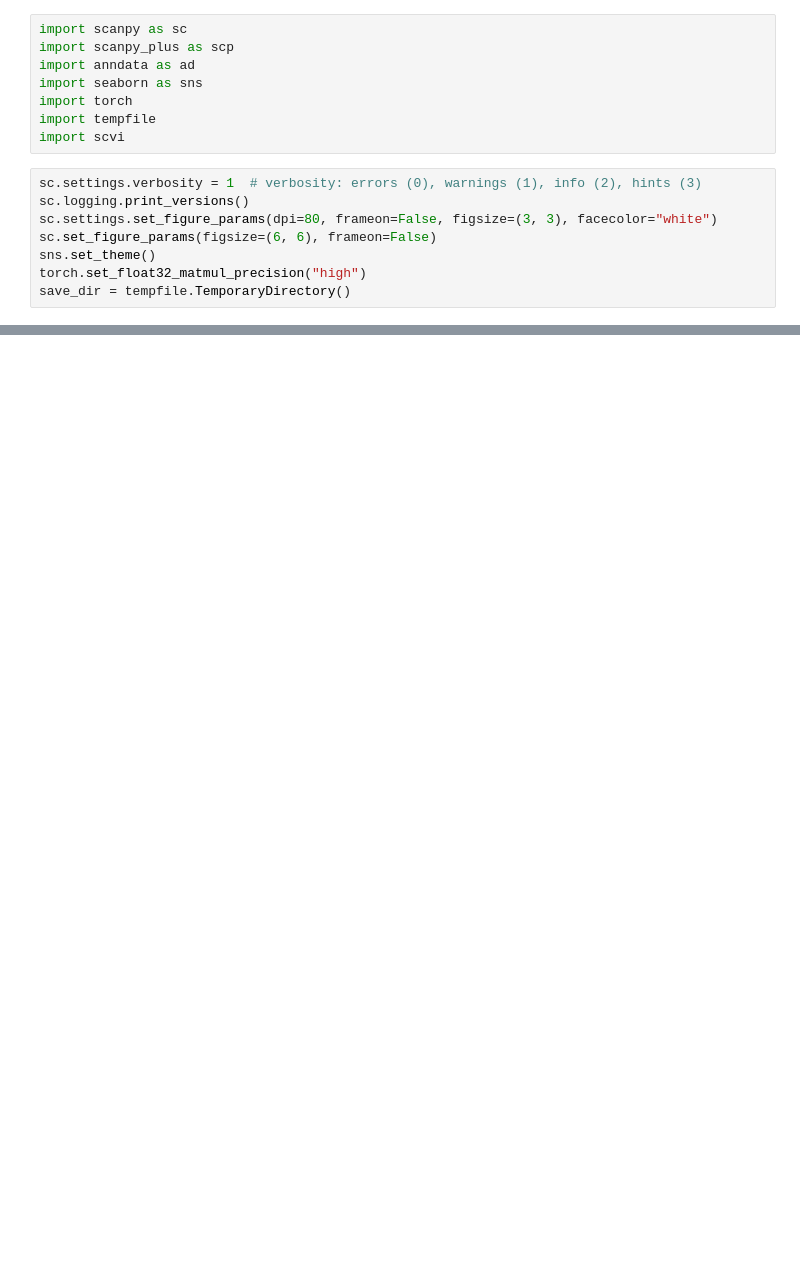
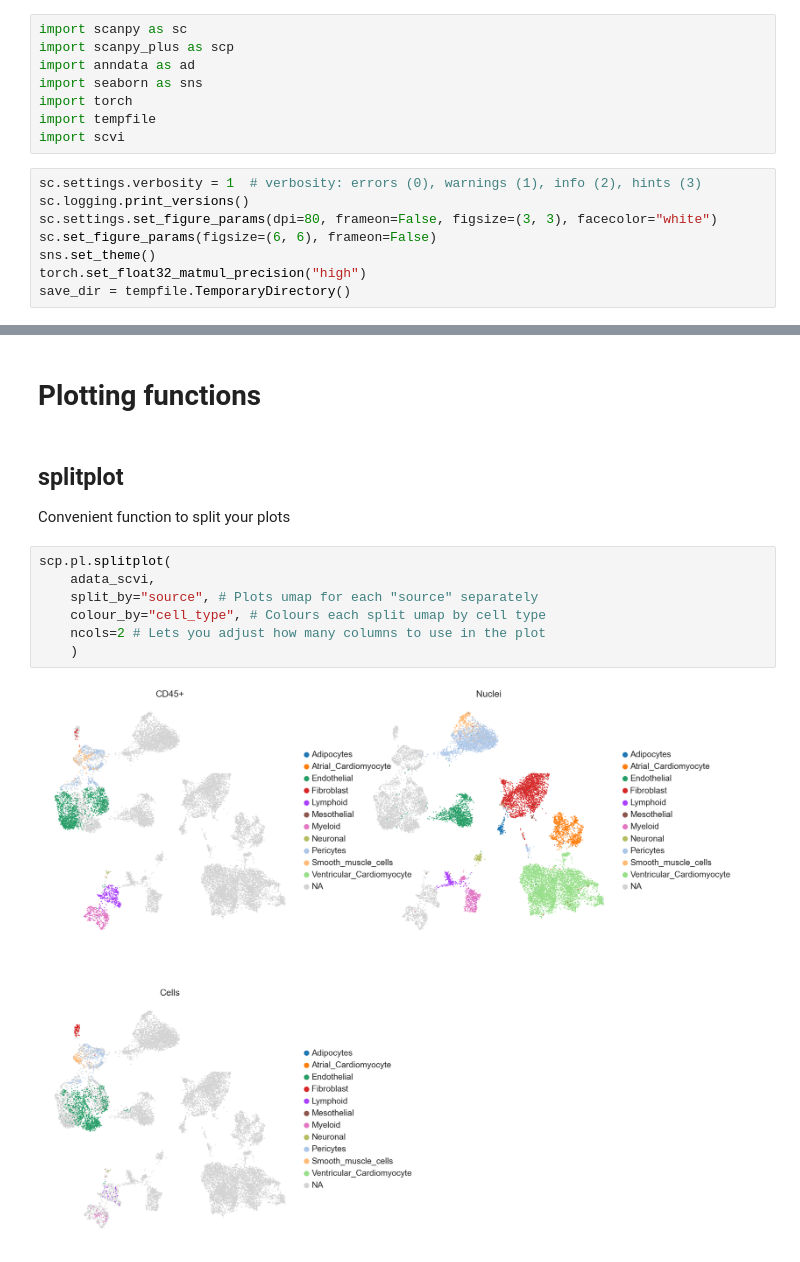
Before and after one commit to vjbaskar/scanpy_plus, a Jupyter notebook: tutorials/v100.ipynb, the cells around one changed output, grey strips where cells are left out. Saved outputs shown, nothing was run; the diff lists cells and outputs as text; blank space fills up the shorter version.

```diff
--- a/tutorials/v100.ipynb
+++ b/tutorials/v100.ipynb
@@ -87,0 +123,14 @@ ModuleNotFoundError: No module named 'loguru'
+# %% [markdown]
+# Plotting functions
+# %% [markdown]
+## splitplot
+Convenient function to split your plots
+# %%
+scp.pl.splitplot(
+    adata_scvi,
+    split_by="source", # Plots umap for each "source" separately
+    colour_by="cell_type", # Colours each split umap by cell type
+    ncols=2 # Lets you adjust how many columns to use in the plot
+    )
+# %% [output]
+[figure, added]
```
Also changed, not shown: parts of 19 cells of this notebook.
